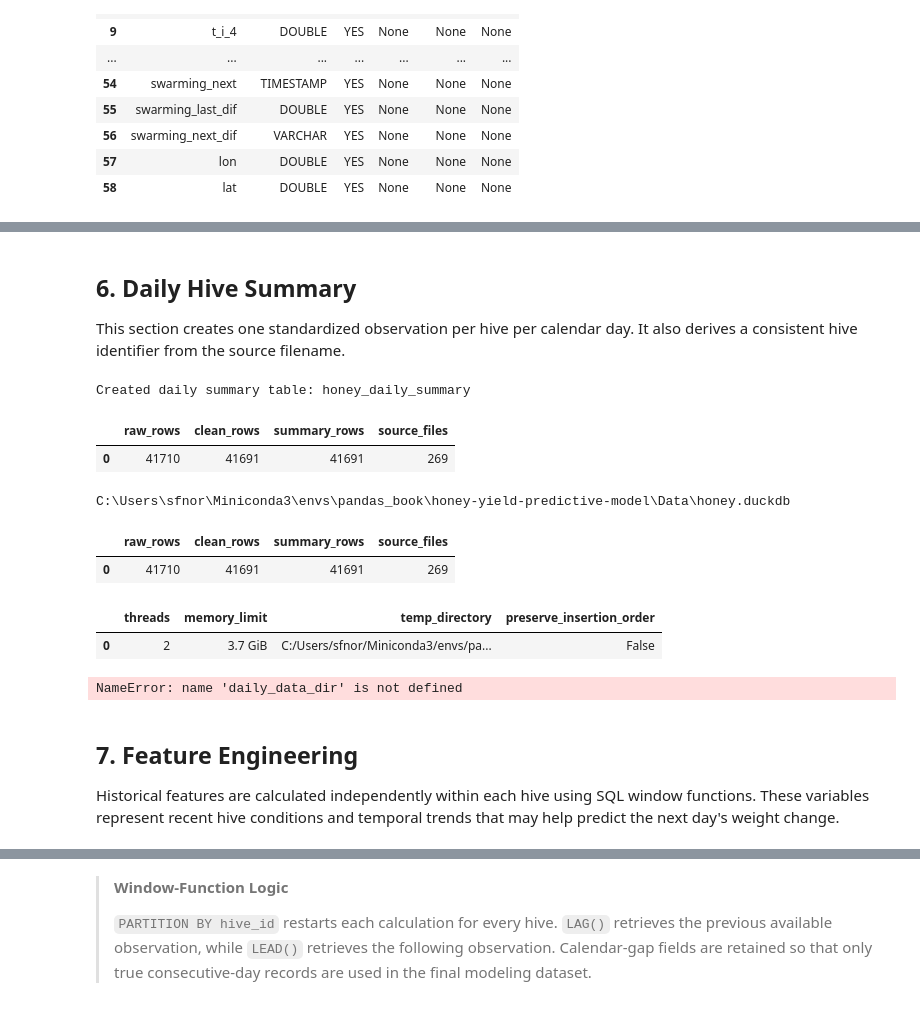
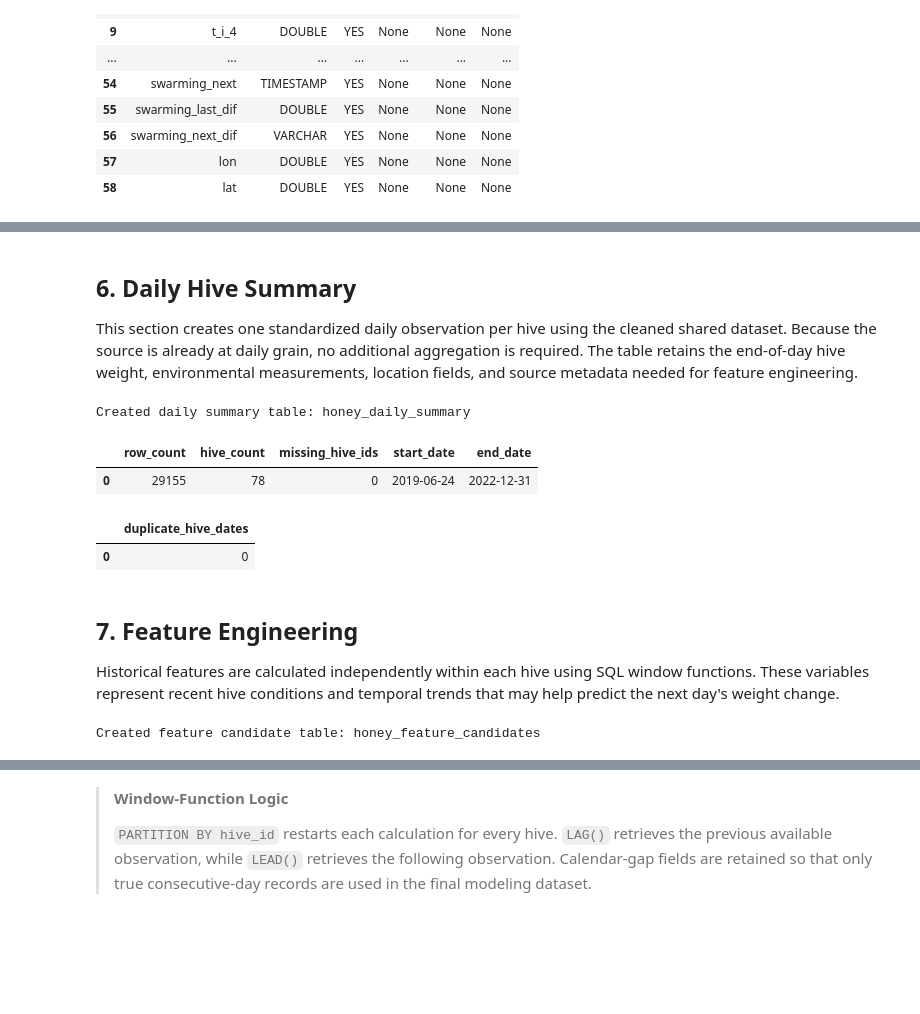
Before and after one commit to stephfn/honey-yield-predictive-model, a Jupyter notebook: Stephanie_Work/Honey_Project_Pipeline.ipynb, the cells around one changed output, grey strips where cells are left out. Saved outputs shown, nothing was run; the diff lists cells and outputs as text; code cells hidden in the pictures; blank space fills up the shorter version.

Commit message:
Refactor pipeline for reproducible shared data source

```diff
--- a/Stephanie_Work/Honey_Project_Pipeline.ipynb
+++ b/Stephanie_Work/Honey_Project_Pipeline.ipynb
@@ -390,7 +391,7 @@ FROM daily_counts;
 # %% [markdown]
 ## 6. Daily Hive Summary
 
-This section creates one standardized observation per hive per calendar day. It also derives a consistent hive identifier from the source filename.
+This section creates one standardized daily observation per hive using the cleaned shared dataset. Because the source is already at daily grain, no additional aggregation is required. The table retains the end-of-day hive weight, environmental measurements, location fields, and source metadata needed for feature engineering.
 # %%
 con.execute("""
 CREATE OR REPLACE TABLE honey_daily_summary AS
@@ -426,45 +429,17 @@ print("Created daily summary table: honey_daily_summary")
 # %% [output]
 Created daily summary table: honey_daily_summary
 # %%
-con.execute("""
+summary_check = con.execute("""
 SELECT
-    (SELECT COUNT(*) FROM honey_daily_raw) AS raw_rows,
-    (SELECT COUNT(*) FROM honey_daily_clean) AS clean_rows,
-    (SELECT COUNT(*) FROM honey_daily_summary) AS summary_rows,
-    (SELECT COUNT(DISTINCT source_filename)
-     FROM honey_daily_clean) AS source_files;
+    COUNT(*) AS row_count,
+    COUNT(DISTINCT hive_id) AS hive_count,
+    COUNT(*) - COUNT(hive_id) AS missing_hive_ids,
+    MIN(measurement_date) AS start_date,
+    MAX(measurement_date) AS end_date
+FROM honey_daily_summary
 """).df()
+
+summary_check
 # %% [output]
-|  | raw_rows | clean_rows | summary_rows | source_files |
-| 0 | 41710 | 41691 | 41691 | 269 |
+|  | row_count | hive_count | missing_hive_ids | start_date | end_date |
+| 0 | 29155 | 78 | 0 | 2019-06-24 | 2022-12-31 |
-# %%
-print(database_path)
-# %% [output]
-C:\Users\sfnor\Miniconda3\envs\pandas_book\honey-yield-predictive-model\Data\honey.duckdb
-# %%
-con.execute("""
-SELECT
-    (SELECT COUNT(*) FROM honey_daily_raw) AS raw_rows,
-    (SELECT COUNT(*) FROM honey_daily_clean) AS clean_rows,
-    (SELECT COUNT(*) FROM honey_daily_summary) AS summary_rows,
-    (SELECT COUNT(DISTINCT source_filename)
-     FROM honey_daily_clean) AS source_files;
-""").df()
-# %% [output]
-|  | raw_rows | clean_rows | summary_rows | source_files |
-| 0 | 41710 | 41691 | 41691 | 269 |
-# %%
-con.execute("""
-SELECT
-    current_setting('threads') AS threads,
-    current_setting('memory_limit') AS memory_limit,
-    current_setting('temp_directory') AS temp_directory,
-    current_setting('preserve_insertion_order') AS preserve_insertion_order;
-""").df()
-# %% [output]
-|  | threads | memory_limit | temp_directory | preserve_insertion_order |
-| 0 | 2 | 3.7 GiB | C:/Users/sfnor/Miniconda3/envs/pa... | False |
-# %%
-print(daily_data_dir)
-# %% [output]
-NameError: name 'daily_data_dir' is not defined
@@ -473,3 +446,20 @@ len(list(daily_data_dir.rglob("*.csv")))
+# %%
+con.execute("""
+SELECT COUNT(*) AS duplicate_hive_dates
+FROM (
+    SELECT
+        hive_id,
+        measurement_date
+    FROM honey_daily_summary
+    GROUP BY
+        hive_id,
+        measurement_date
+    HAVING COUNT(*) > 1
+)
+""").df()
+# %% [output]
+|  | duplicate_hive_dates |
+| 0 | 0 |
 # %% [markdown]
 ## 7. Feature Engineering
 
@@ -565,6 +555,7 @@ SELECT
     s.avg_internal_temp_2,
     s.avg_internal_temp_3,
     s.avg_internal_temp_4,
+    s.avg_internal_temp_5,
     s.avg_outside_temp,
     s.avg_humidity,
     s.avg_pressure,
@@ -584,6 +575,8 @@ LEFT JOIN honey_daily_summary AS s
 """)
 
 print("Created feature candidate table: honey_feature_candidates")
+# %% [output]
+Created feature candidate table: honey_feature_candidates
 # %%
 con.execute("""
 SELECT
```
Also changed, not shown: parts of 24 cells of this notebook.
